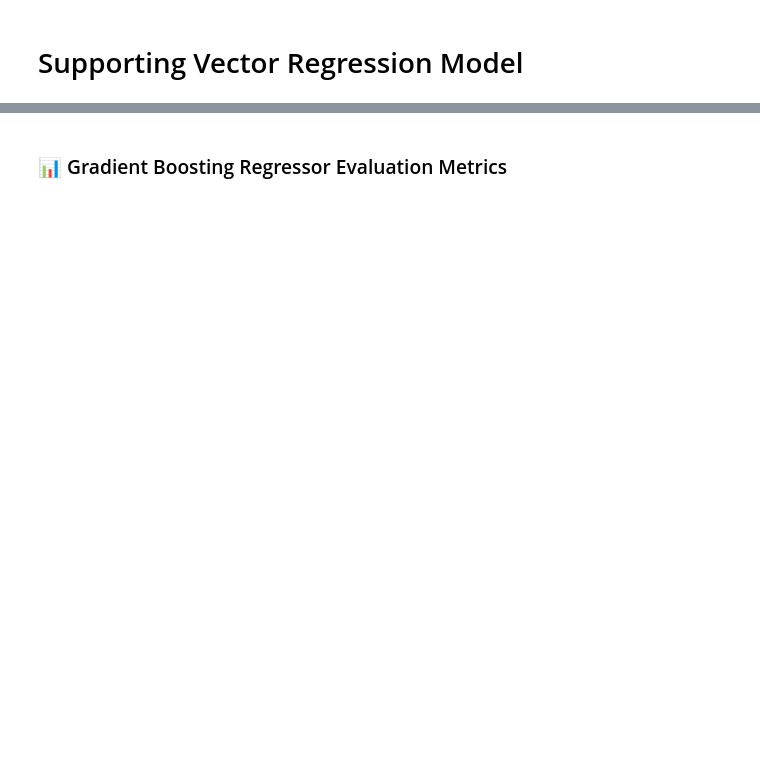
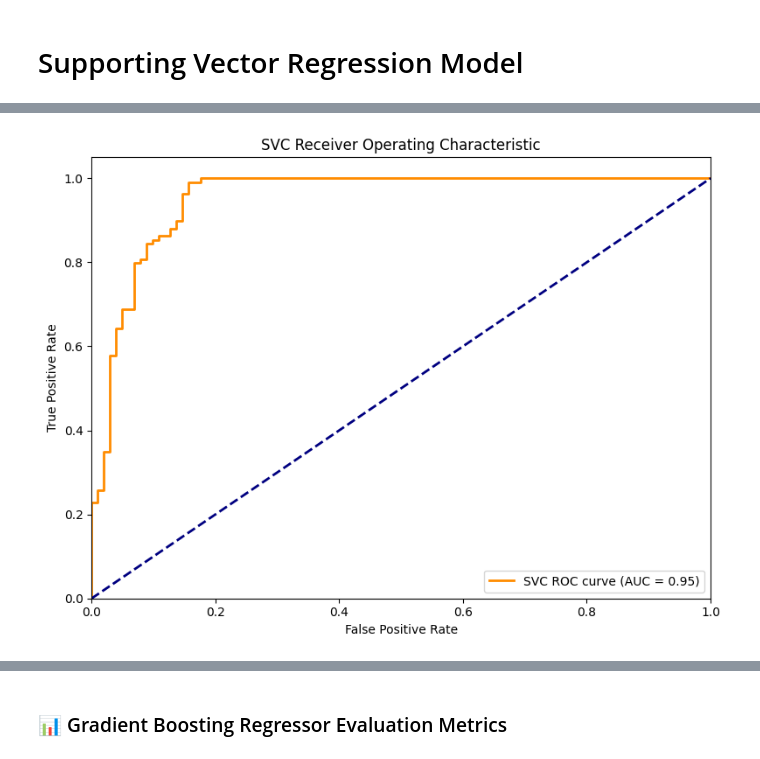
Before and after one commit to pablo9ja/NRF_work, a Jupyter notebook: breast.ipynb, the cells around one changed output, grey strips where cells are left out. Saved outputs shown, nothing was run; the diff lists cells and outputs as text; code cells hidden in the pictures; blank space fills up the shorter version.

```diff
--- a/breast.ipynb
+++ b/breast.ipynb
@@ -951,17 +927,0 @@ Index(['age', 'state', 'marital_status', 'highest_level_of_education',
-# %%
-# Select relevant features
-features = [
-    'age', 'state', 'marital_status', 'highest_level_of_education',
-    'occupation', 'monthly_income', 'ethnic_group', 'who_made_you_seek_medical_help',
-    'height_cm', 'weight', 'bmi', 'engagement_in_physical_exercise',
-    'overall_diet', 'meals_taken_in_a_day', 'do_you_consume_alcohol',
-    'do_you_smoke', 'how_do_you_rate_your_stress_level',
-    'do_you_engage_in_activities_to_manage_stress',
-    'hours_of_sleep_per_night',
-    'types_of_cancer', 'types_of_biopsy', 'side',
-    'age_group', 'income_group', 'symptions'
-]
-
-target = 'categories'
-
-len(features), len(df4.columns)
@@ -1113,0 +1162,82 @@ print(f"📌 R2 Score: {r2:.4f}")
+# %%
+import pandas as pd
+import matplotlib.pyplot as plt
+from sklearn.svm import SVC
+from sklearn.preprocessing import StandardScaler
+from sklearn.model_selection import train_test_split
+from sklearn.metrics import (accuracy_score, classification_report,
+                             confusion_matrix, roc_curve, auc, roc_auc_score)
+
+def svc_full_evaluation(X, y, test_size=0.2, random_state=42):
+    """
+    Full pipeline for SVC with scaling and ROC plotting.
+    Prints evaluation, returns model/results/misclassifications.
+
+    Parameters:
+        X: feature matrix (DataFrame or ndarray)
+        y: target (Series or ndarray)
+        test_size: float, test split ratio
+        random_state: int, for reproducibility
+
+    Returns:
+        svc_model: Trained SVC model
+        results_df: DataFrame of actual, predicted, and probability
+        misclassified: DataFrame of misclassified samples
+    """
+    # Split data
+    X_train, X_test, y_train, y_test = train_test_split(
+        X, y, test_size=test_size, random_state=random_state
+    )
+
+    # Scale features
+    scaler = StandardScaler()
+    X_train_scaled = scaler.fit_transform(X_train)
+    X_test_scaled = scaler.transform(X_test)
+
+    # Train SVC
+    svc_model = SVC(probability=True, random_state=random_state)
+    svc_model.fit(X_train_scaled, y_train)
+
+    # Predict on test set
+    y_pred_svc = svc_model.predict(X_test_scaled)
+    y_proba_svc = svc_model.predict_proba(X_test_scaled)[:, 1]
+
+    # Evaluation
+    print("SVC Test Accuracy:", accuracy_score(y_test, y_pred_svc))
+    print("SVC Classification Report:\n", classification_report(y_test, y_pred_svc))
+    print("SVC Confusion Matrix:\n", confusion_matrix(y_test, y_pred_svc))
+    print("SVC ROC AUC Score:", roc_auc_score(y_test, y_proba_svc))
+
+    # Actual, predicted, and probability DataFrame
+    results_df = pd.DataFrame({
+        'Actual': y_test.values,
+        'Predicted': y_pred_svc,
+        'Probability_Class1': y_proba_svc
+    })
+    print("Sample Predictions:\n", results_df.head(20))
+
+    # Plot ROC curve
+    fpr, tpr, thresholds = roc_curve(y_test, y_proba_svc)
+    roc_auc = auc(fpr, tpr)
+
+    plt.figure(figsize=(8,6))
+    plt.plot(fpr, tpr, color='darkorange', lw=2, label=f'SVC ROC curve (AUC = {roc_auc:.2f})')
+    plt.plot([0, 1], [0, 1], color='navy', lw=2, linestyle='--')
+    plt.xlim([0.0, 1.0])
+    plt.ylim([0.0, 1.05])
+    plt.xlabel('False Positive Rate')
+    plt.ylabel('True Positive Rate')
+    plt.title('SVC Receiver Operating Characteristic')
+    plt.legend(loc="lower right")
+    plt.tight_layout()
+    plt.show()
+
+    # Show misclassified samples
+    misclassified = results_df[results_df['Actual'] != results_df['Predicted']]
+    print("Misclassified Samples:\n", misclassified)
+
+    return svc_model, results_df, misclassified
+
+# Example usage:
+svc_model, results_df, misclassified = svc_full_evaluation(X_selected, y_encoded)
+# %% [output]
@@ -1113,0 +1261 @@ print(f"📌 R2 Score: {r2:.4f}")
+[figure, added]
```
Also changed, not shown: parts of 27 cells of this notebook, 3 other files.
